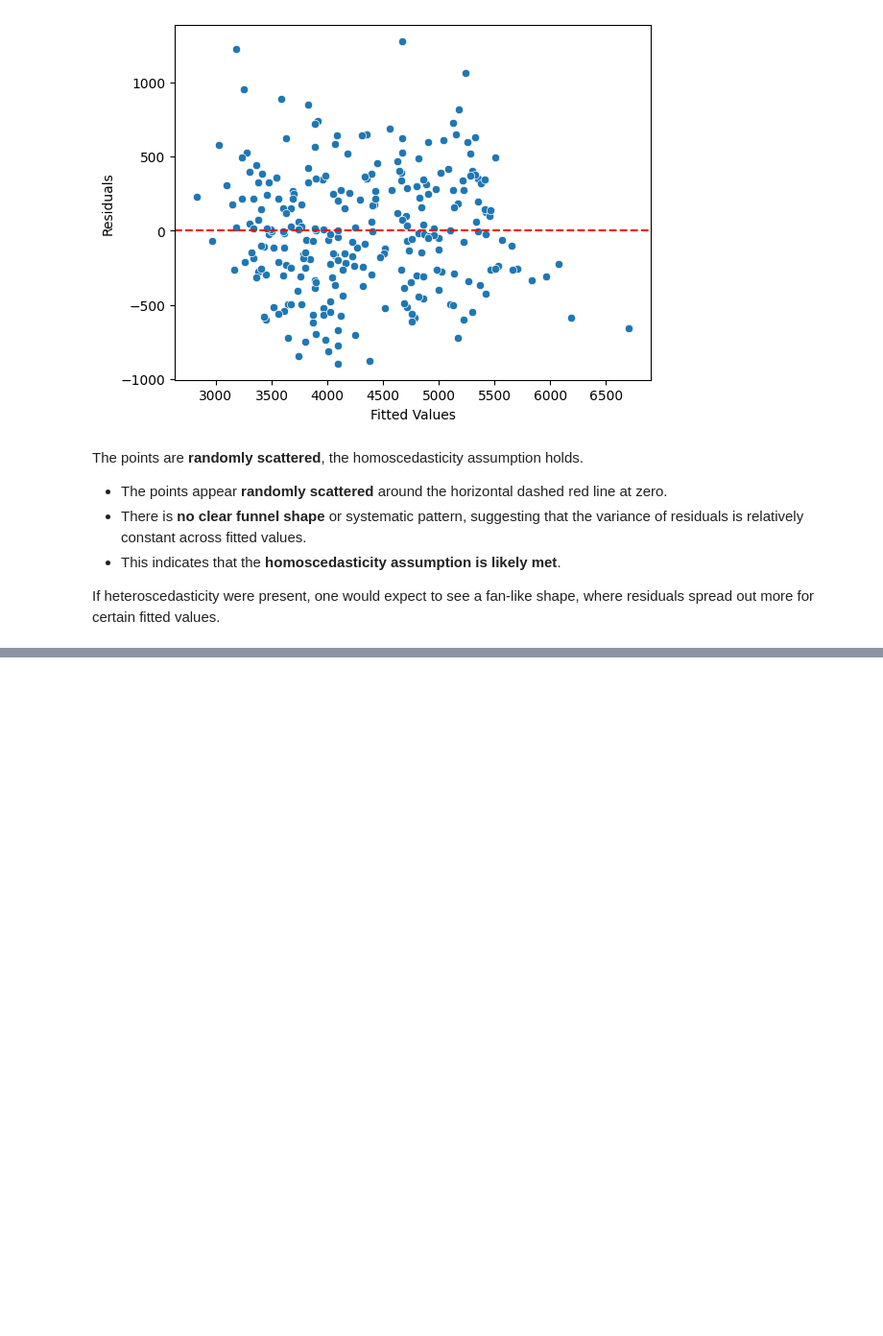
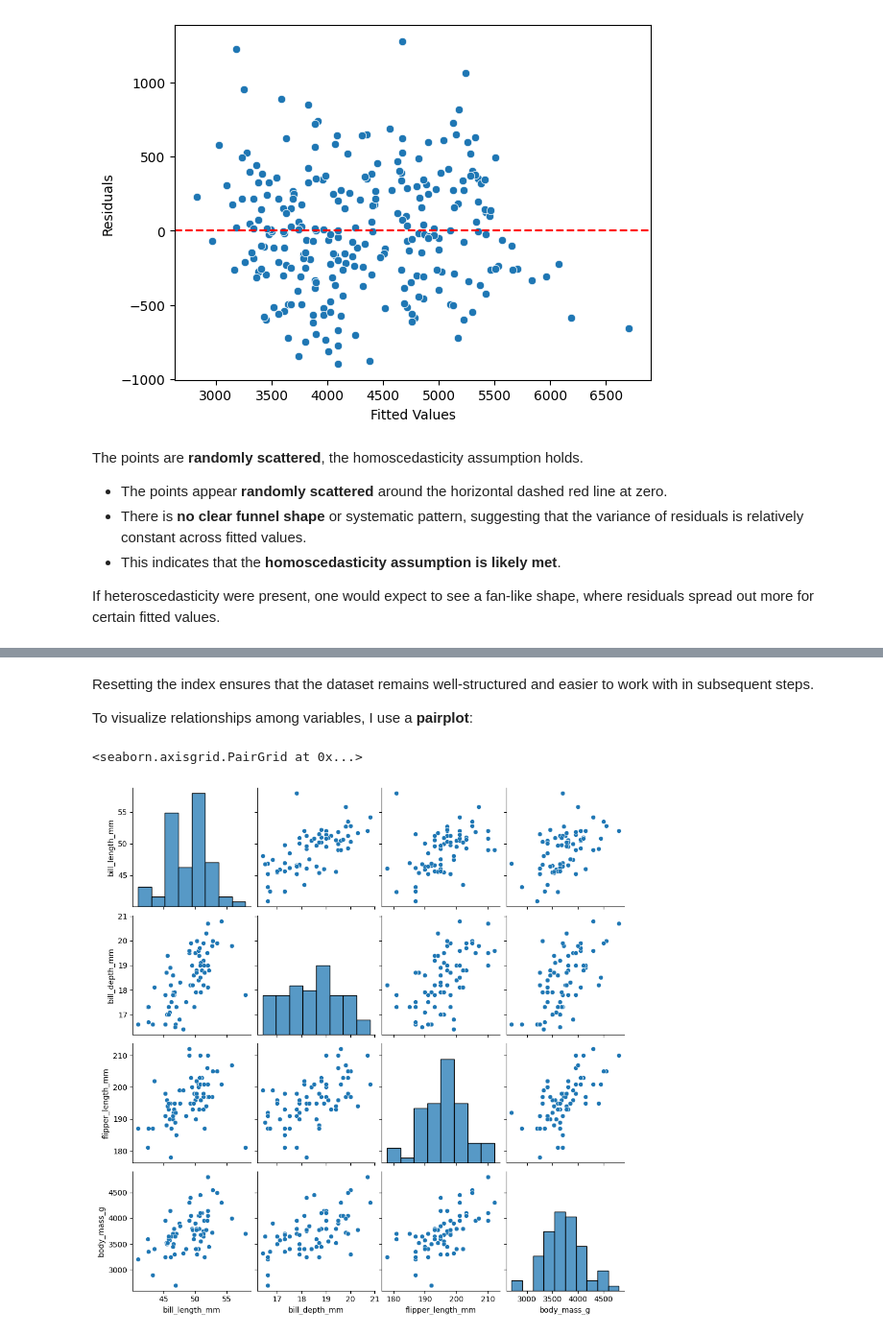
Before and after one commit to Cyberoctane29/Penguins-Data-Analysis-and-Modeling, a Jupyter notebook: Penguins_Data_Modeling_and_Analysis.ipynb, the cells around one changed output, grey strips where cells are left out. Shown at 96% size. Saved outputs shown, nothing was run; the diff lists cells and outputs as text; code cells hidden in the pictures; blank space fills up the shorter version.

```diff
--- a/Penguins_Data_Modeling_and_Analysis.ipynb
+++ b/Penguins_Data_Modeling_and_Analysis.ipynb
@@ -364,0 +395,6 @@ I successfully built a **simple linear regression model** to predict **penguin b
+# %%
+chinstrap_penguins = penguins[penguins["species"] == "Chinstrap"]
+
+chinstrap_penguins.reset_index(inplace=True, drop=True)
+
+chinstrap_penguins.head()
@@ -364,0 +408,10 @@ I successfully built a **simple linear regression model** to predict **penguin b
+# %% [markdown]
+
+Resetting the index ensures that the dataset remains well-structured and easier to work with in subsequent steps.
+
+To visualize relationships among variables, I use a **pairplot**:
+# %%
+sns.pairplot(chinstrap_penguins)
+# %% [output]
+<seaborn.axisgrid.PairGrid at 0x...>
+[figure, added]
```
Also changed, not shown: parts of 40 cells of this notebook.
